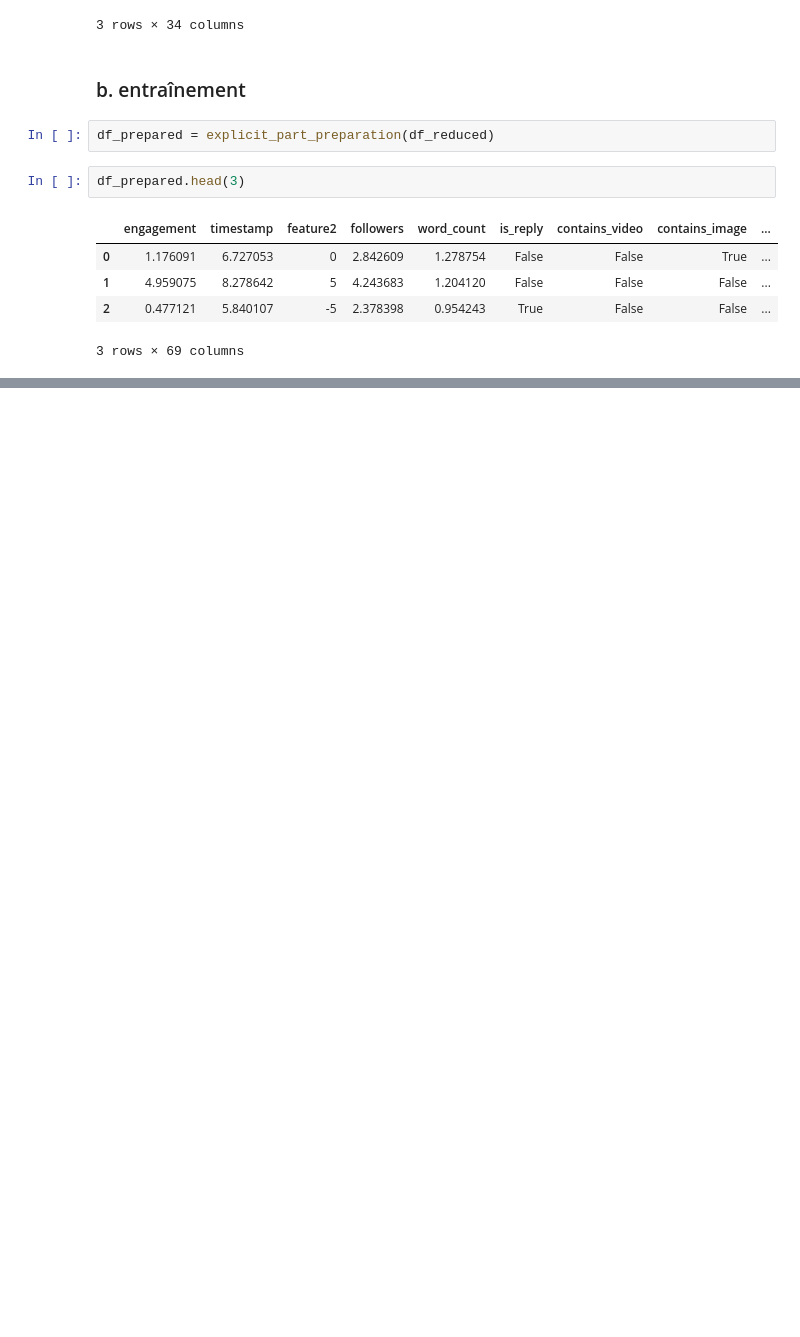
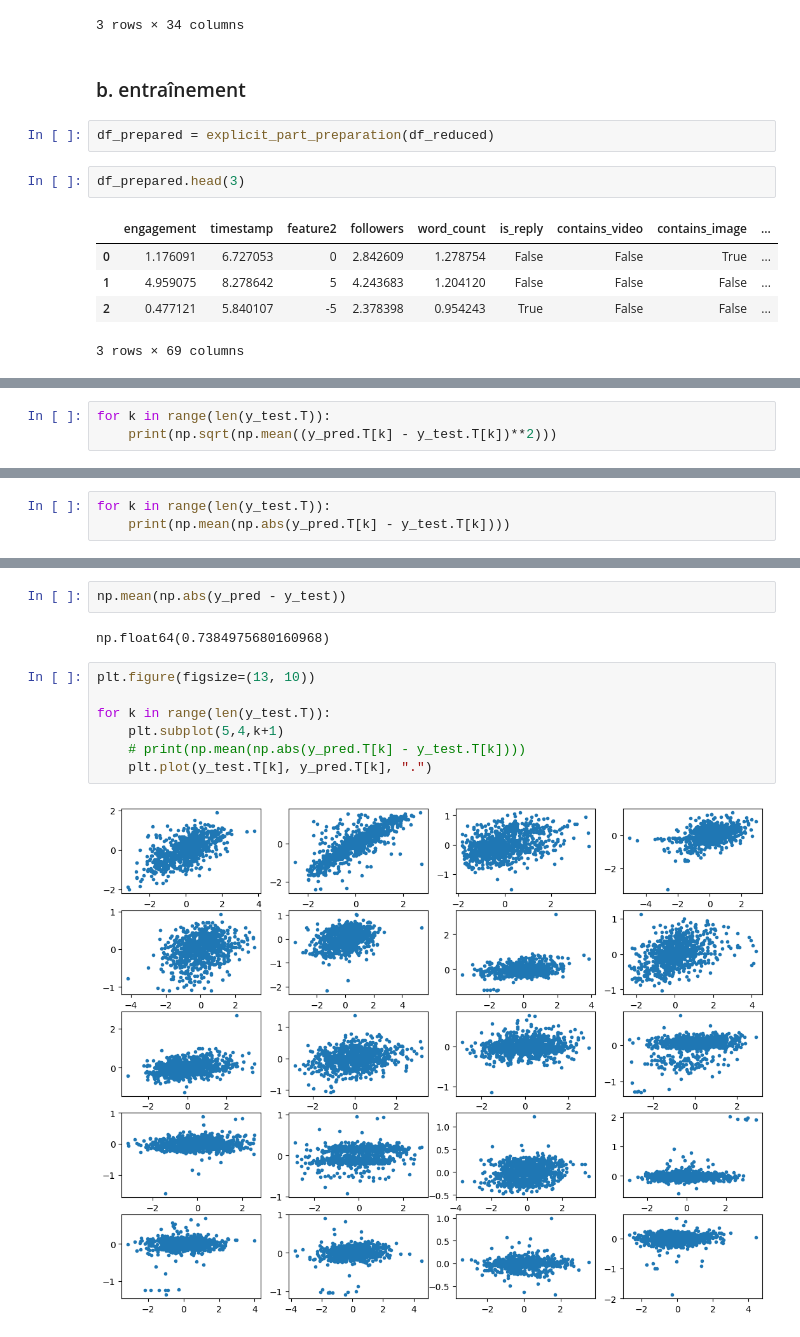
Before and after one commit to M9AE/ml2025, a Jupyter notebook: 02.3_research_both_datasets.ipynb, the cells around one changed output, grey strips where cells are left out. Cells and saved outputs as stored; diff of their text form; blank space fills up the shorter version.

```diff
--- a/02.3_research_both_datasets.ipynb
+++ b/02.3_research_both_datasets.ipynb
@@ -167,0 +119,3 @@ Ce pattern est normal en PCA : les composantes au-delà de la 10ᵉ sont souvent
+# %%
+for k in range(len(y_test.T)):
+    print(np.sqrt(np.mean((y_pred.T[k] - y_test.T[k])**2)))
@@ -167,0 +183,3 @@ Ce pattern est normal en PCA : les composantes au-delà de la 10ᵉ sont souvent
+# %%
+for k in range(len(y_test.T)):
+    print(np.mean(np.abs(y_pred.T[k] - y_test.T[k])))
@@ -167,0 +207,13 @@ Ce pattern est normal en PCA : les composantes au-delà de la 10ᵉ sont souvent
+# %%
+np.mean(np.abs(y_pred - y_test))
+# %% [output]
+np.float64(0.7384975680160968)
+# %%
+plt.figure(figsize=(13, 10))
+
+for k in range(len(y_test.T)):
+    plt.subplot(5,4,k+1)
+    # print(np.mean(np.abs(y_pred.T[k] - y_test.T[k])))
+    plt.plot(y_test.T[k], y_pred.T[k], ".")
+# %% [output]
+[figure, added]
```
Also changed, not shown: parts of 76 cells of this notebook.
